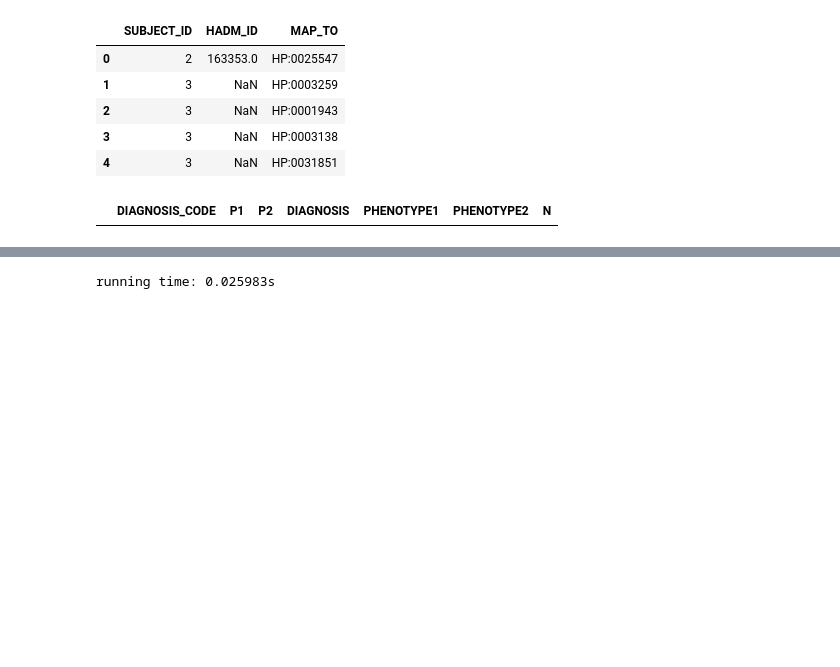
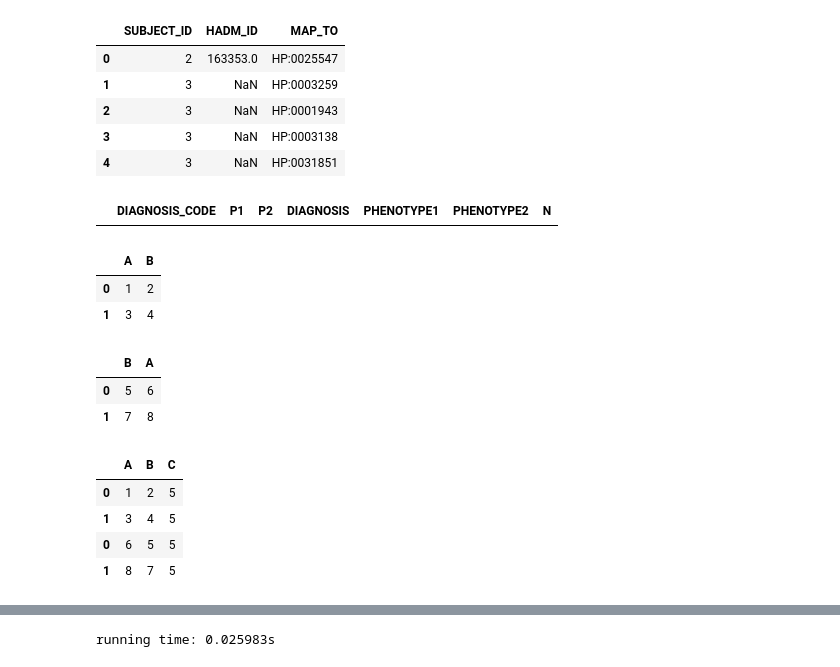
Before and after one commit to TheJacksonLaboratory/MIMIC_HPO, a Jupyter notebook: src/main/resources/mutual_info.ipynb, the cells around one changed output, grey strips where cells are left out. Drawn from its saved outputs; the diff is of its cells as text; code cells hidden in the pictures; blank space fills up the shorter version.

```diff
--- a/src/main/resources/mutual_info.ipynb
+++ b/src/main/resources/mutual_info.ipynb
@@ -863,3 +879,30 @@ summary_statistics = pd.DataFrame(data={'DIAGNOSIS_CODE':[], 'P1':[], 'P2':[], '
 summary_statistics
 # %% [output]
 |  | DIAGNOSIS_CODE | P1 | P2 | DIAGNOSIS | PHENOTYPE1 | PHENOTYPE2 | N |
+# %%
+df = pd.DataFrame([[1, 2], [3, 4]], columns=list('AB'))
+# %%
+df
+# %% [output]
+|  | A | B |
+| 0 | 1 | 2 |
+| 1 | 3 | 4 |
+# %%
+df2 = pd.DataFrame([[5, 6], [7, 8]], columns=list('BA'))
+# %%
+df2
+# %% [output]
+|  | B | A |
+| 0 | 5 | 6 |
+| 1 | 7 | 8 |
+# %%
+df=df.append(df2)
+# %%
+df['C'] = 5
+df
+# %% [output]
+|  | A | B | C |
+| 0 | 1 | 2 | 5 |
+| 1 | 3 | 4 | 5 |
+| 0 | 6 | 5 | 5 |
+| 1 | 8 | 7 | 5 |
```
Also changed, not shown: parts of 16 cells of this notebook.
